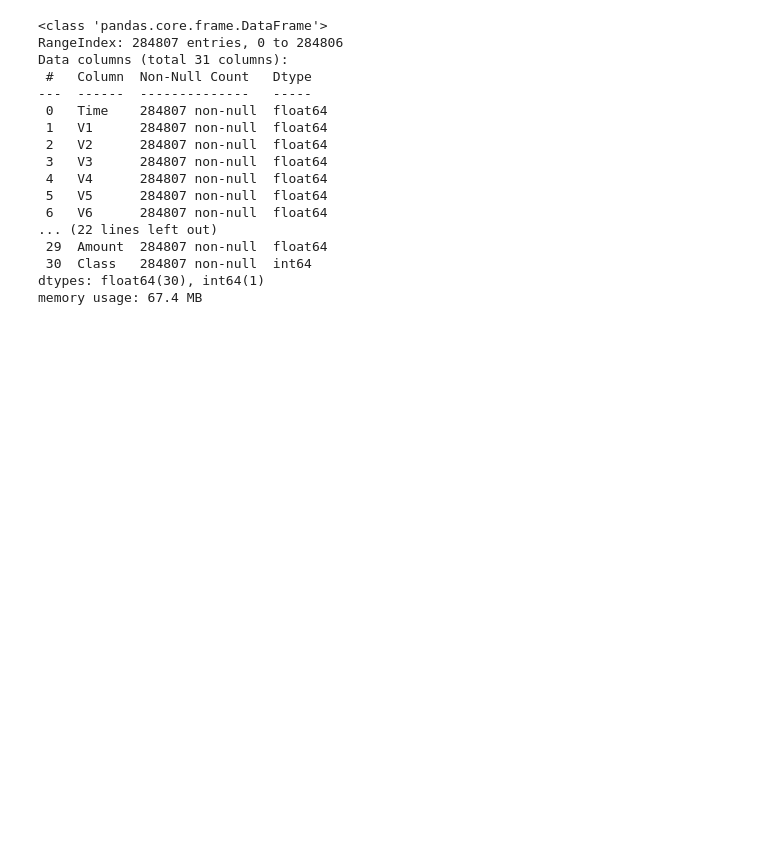
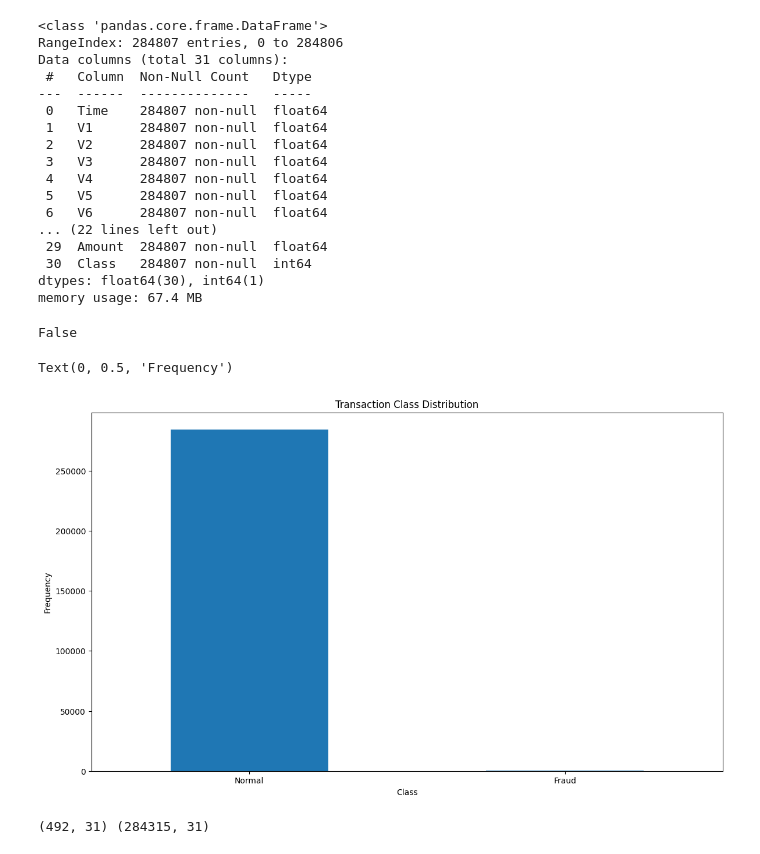
Before and after one commit to Anant787/Mini-Project, a Jupyter notebook: Credit_card_detection.ipynb, the cells around one changed output. Drawn from its saved outputs; the diff is of its cells as text; code cells hidden in the pictures; blank space fills up the shorter version.

```diff
--- a/Credit_card_detection.ipynb
+++ b/Credit_card_detection.ipynb
@@ -44,3 +44,22 @@ Data columns (total 31 columns):
  30  Class   284807 non-null  int64
 dtypes: float64(30), int64(1)
 memory usage: 67.4 MB
+# %%
+data.isnull().values.any()
+# %% [output]
+False
+# %%
+count_classes = pd.value_counts(data['Class'], sort = True)
+
+count_classes.plot(kind = 'bar', rot=0)
+
+plt.title("Transaction Class Distribution")
+
+plt.xticks(range(2), LABELS)
+
+plt.xlabel("Class")
+
+plt.ylabel("Frequency")
+# %% [output]
+Text(0, 0.5, 'Frequency')
+[figure, added]
@@ -46,0 +72,4 @@ memory usage: 67.4 MB
+# %%
+print(fraud.shape,normal.shape)
+# %% [output]
+(492, 31) (284315, 31)
```
Also changed, not shown: parts of 5 cells of this notebook.
